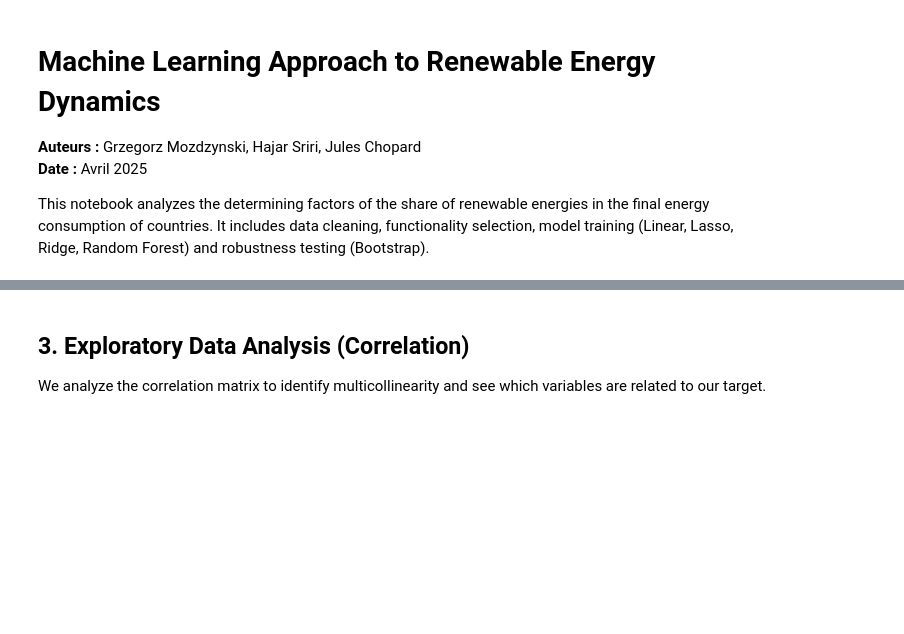
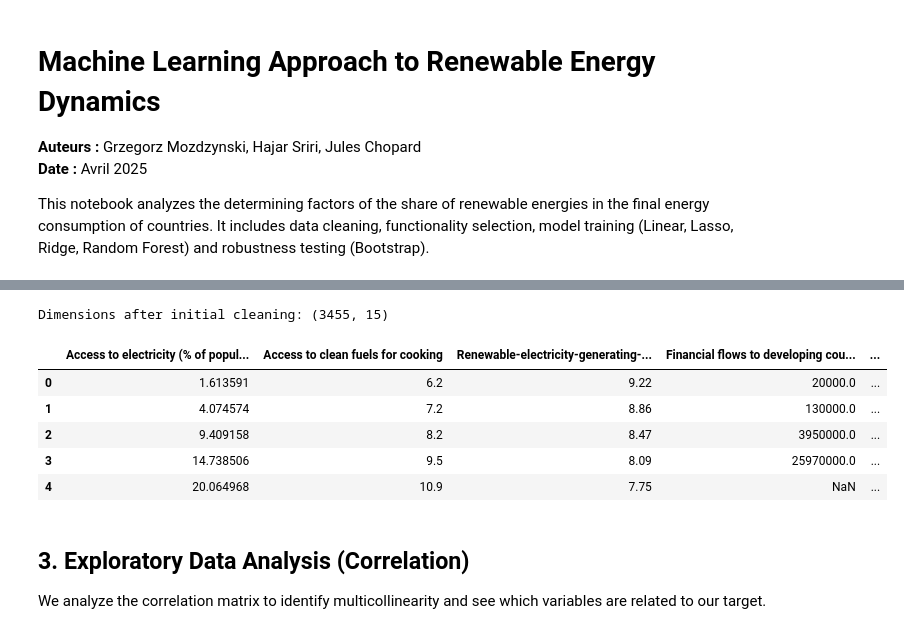
Before and after one commit to Jules-Chprd/Renewable-Energy-Dynamics, a Jupyter notebook: src/Notebook.Ipynb, the cells around one changed output, grey strips where cells are left out. Saved outputs shown, nothing was run; the diff lists cells and outputs as text; code cells hidden in the pictures; blank space fills up the shorter version.

```diff
--- a/src/Notebook.Ipynb
+++ b/src/Notebook.Ipynb
@@ -30,28 +64,35 @@ We load the dataset, clean column names, drop unnecessary geographical variables
 # %%
 # Load the dataset
-# Ensure the file is in the 'data' folder located one level up
 try:
-    df = pd.read_csv('../data/global-data-on-sustainable-energy-1.csv')
+    df = pd.read_csv('../data/RE.csv')
 except FileNotFoundError:
     # Fallback if the file is in the same folder
     df = pd.read_csv('global-data-on-sustainable-energy-1.csv')
 
 # Clean column names
 df.columns = df.columns.str.strip().str.replace('\n', ' ').str.replace('  ', ' ')
 
-# Drop geographical and irrelevant columns
+# WE Drop geographical and irrelevant columns
 columns_to_drop = ['Entity','Year', 'Latitude', 'Longitude', 'Land Area(Km2)', 'Density\\n(P/Km2)']
 df_clean = df.drop(columns=columns_to_drop)
 
 # Convert to numeric
 df_clean = df_clean.apply(pd.to_numeric, errors='coerce')
 
 # Drop rows where the target is missing
 target_col = "Renewable energy share in the total final energy consumption (%)"
 df_clean = df_clean.dropna(subset=[target_col])
 
 print(f"Dimensions after initial cleaning: {df_clean.shape}")
 df_clean.head()
+# %% [output]
+Dimensions after initial cleaning: (3455, 15)
+|  | Access to electricity (% of popul... | Access to clean fuels for cooking | Renewable-electricity-generating-... | Financial flows to developing cou... | ... |
+| 0 | 1.613591 | 6.2 | 9.22 | 20000.0 | ... |
+| 1 | 4.074574 | 7.2 | 8.86 | 130000.0 | ... |
+| 2 | 9.409158 | 8.2 | 8.47 | 3950000.0 | ... |
+| 3 | 14.738506 | 9.5 | 8.09 | 25970000.0 | ... |
+| 4 | 20.064968 | 10.9 | 7.75 | NaN | ... |
 # %% [markdown]
 ## 3. Exploratory Data Analysis (Correlation)
 We analyze the correlation matrix to identify multicollinearity and see which variables are related to our target.
```
Also changed, not shown: parts of 21 cells of this notebook, 3 other files.
